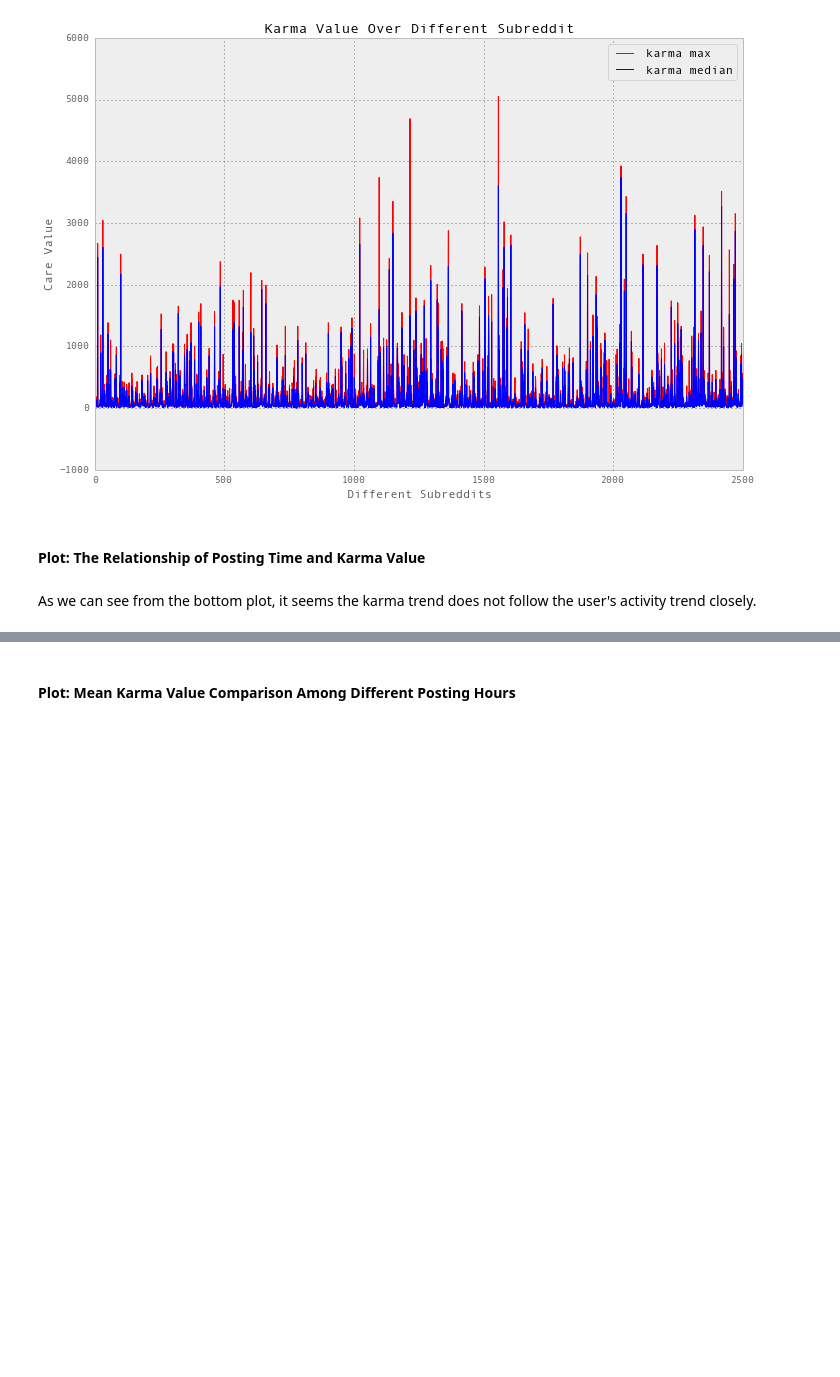
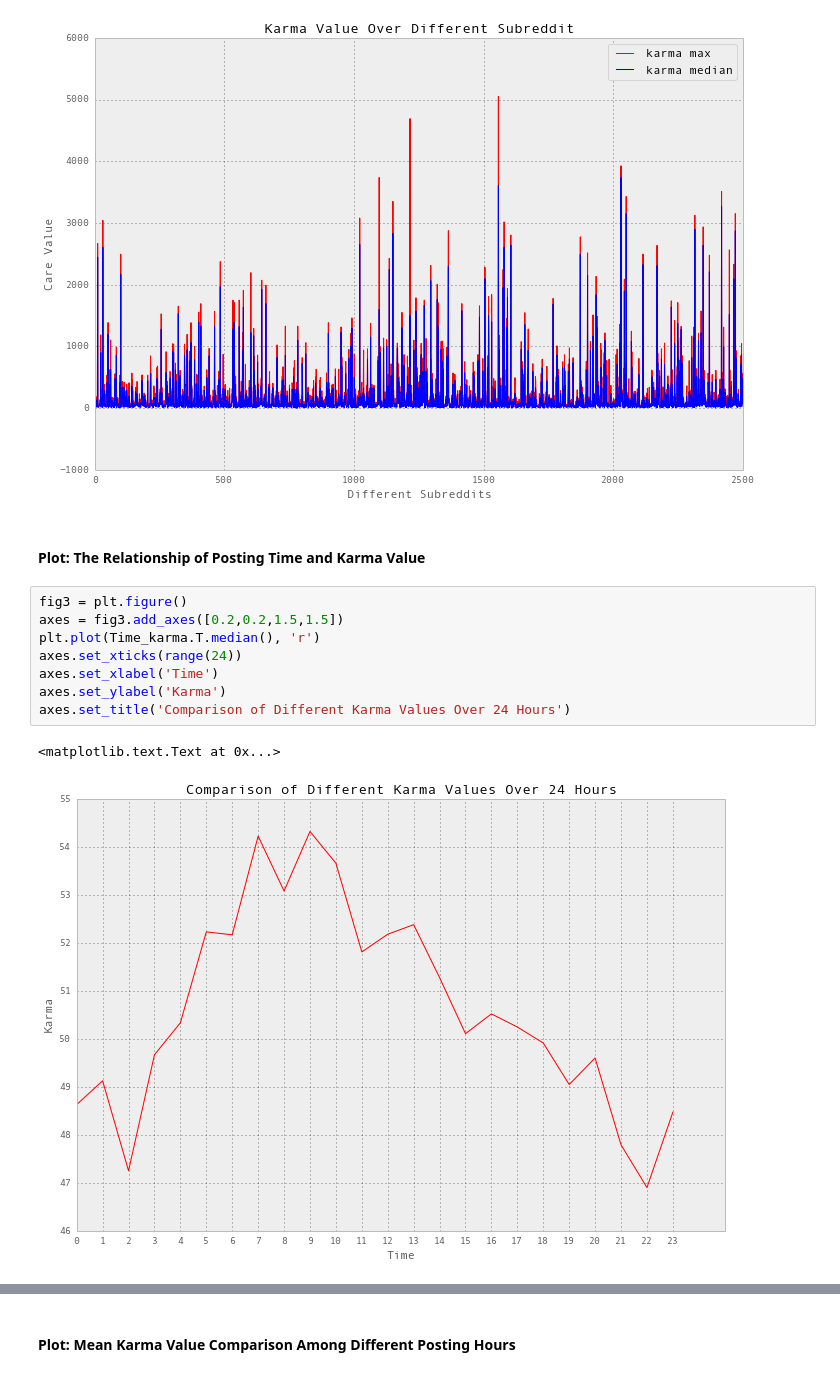
Before and after one commit to grepJimmyGu/capstone, a Jupyter notebook: Reddit Data Insight.ipynb, the cells around one changed output, grey strips where cells are left out. Cells and saved outputs as stored; diff of their text form; blank space fills up the shorter version.

```diff
--- a/Reddit Data Insight.ipynb
+++ b/Reddit Data Insight.ipynb
@@ -290,5 +290,14 @@ plt.legend(('karma max', 'karma median'))
 [figure]
 # %% [markdown]
 #### Plot: The Relationship of Posting Time and Karma Value
-# %% [markdown]
-As we can see from the bottom plot, it seems the karma trend does not follow the user's activity trend closely.
+# %%
+fig3 = plt.figure()
+axes = fig3.add_axes([0.2,0.2,1.5,1.5])
+plt.plot(Time_karma.T.median(), 'r')
+axes.set_xticks(range(24))
+axes.set_xlabel('Time')
+axes.set_ylabel('Karma')
+axes.set_title('Comparison of Different Karma Values Over 24 Hours')
+# %% [output]
+<matplotlib.text.Text at 0x...>
+[figure, added]
```
Also changed, not shown: parts of 40 cells of this notebook.
